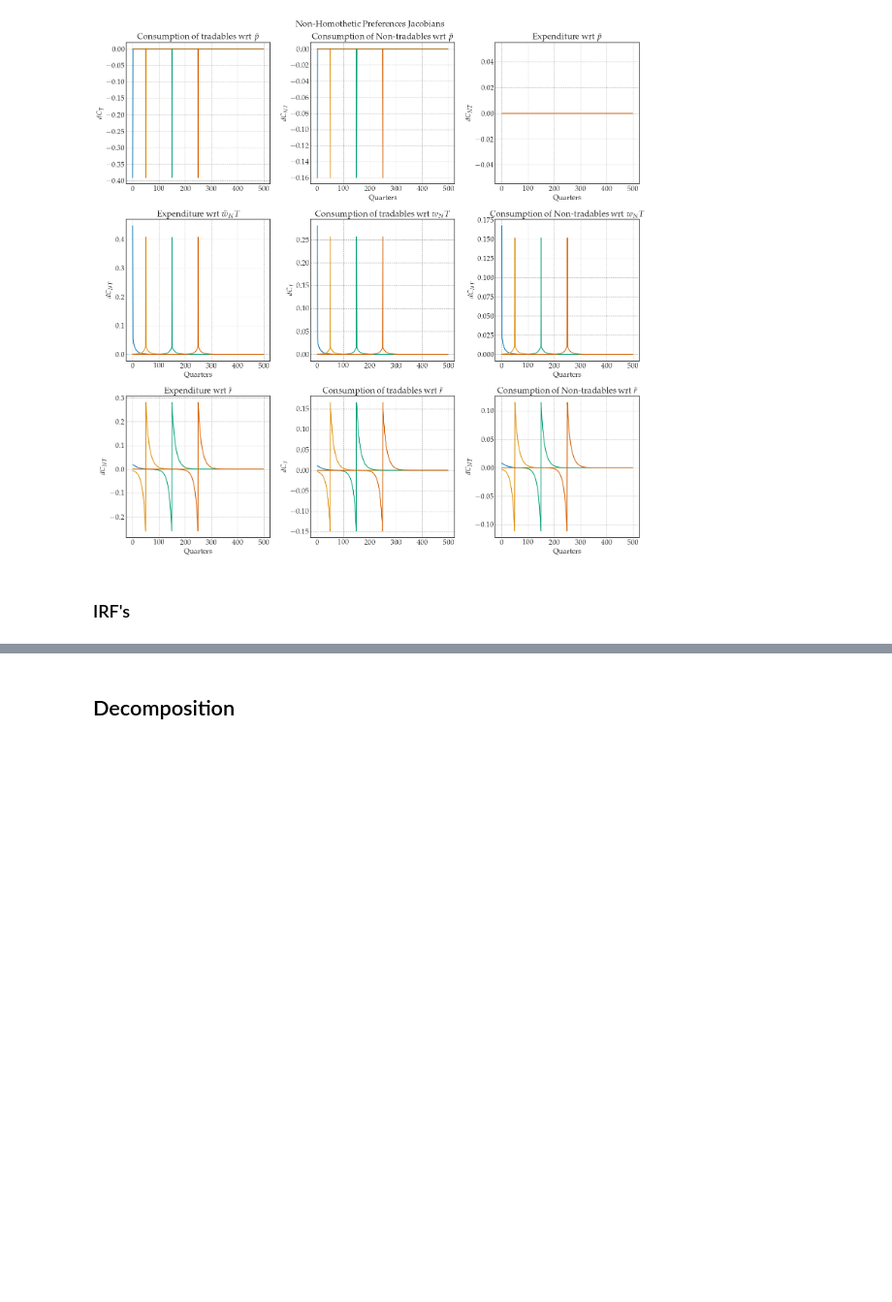
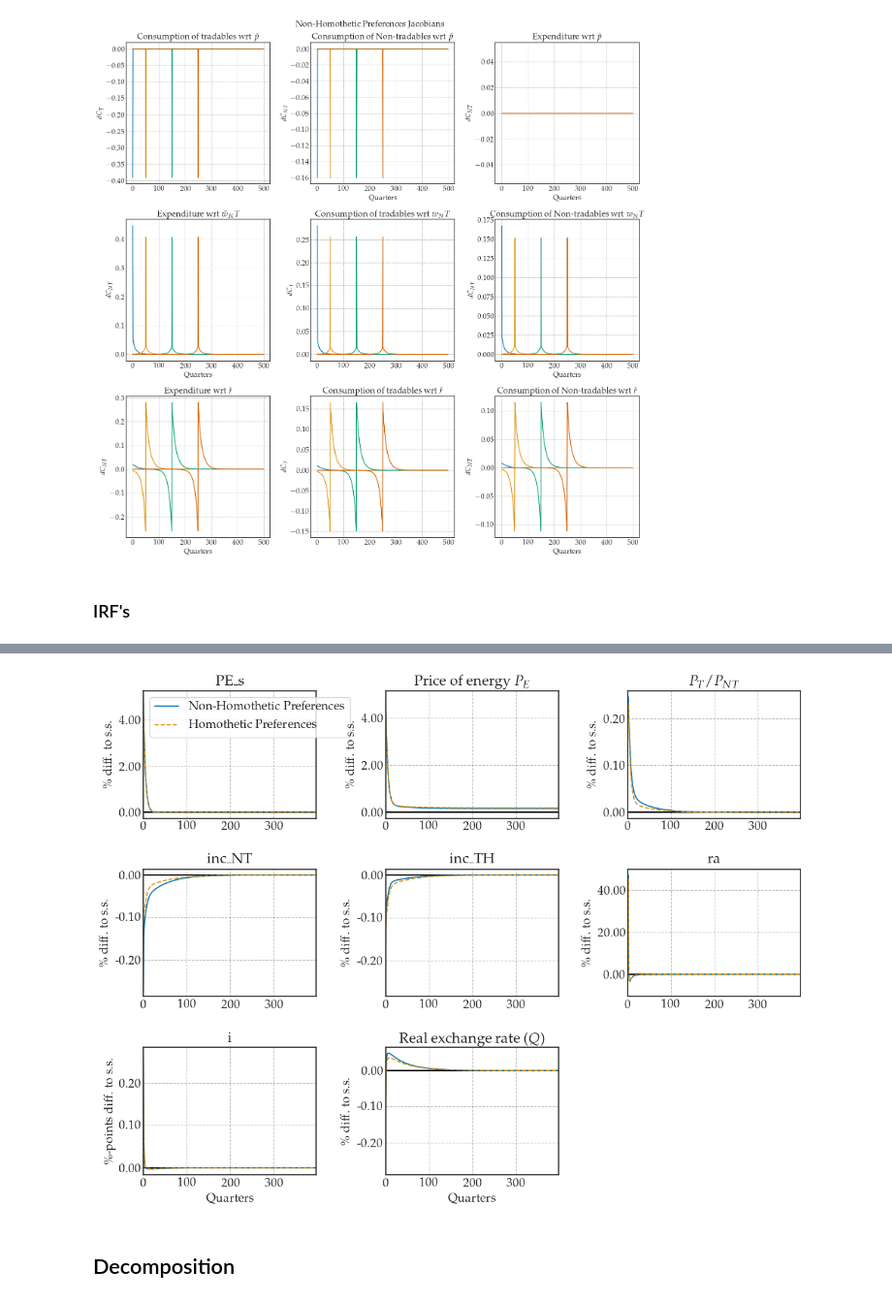
Before and after one commit to funlime/I_HANK_PIGL, a Jupyter notebook: notebook_completed.ipynb, the cells around one changed output, grey strips where cells are left out. Shown at 97% size. Saved outputs shown, nothing was run; the diff lists cells and outputs as text; code cells hidden in the pictures; blank space fills up the shorter version.

```diff
--- a/notebook_completed.ipynb
+++ b/notebook_completed.ipynb
@@ -137,3 +137,7 @@ if save_figs: fig.savefig('plots/IRF_standard.png')
+# %%
+fig = figs.show_IRFs([model_baseline, model_homothetic], target_var,  scale=False, maxcol=3, T_max=400)
+# %% [output]
+[figure, added]
 # %% [markdown]
 ## Decomposition
 # %%
```
Also changed, not shown: parts of 3 cells of this notebook, 3 other files.
